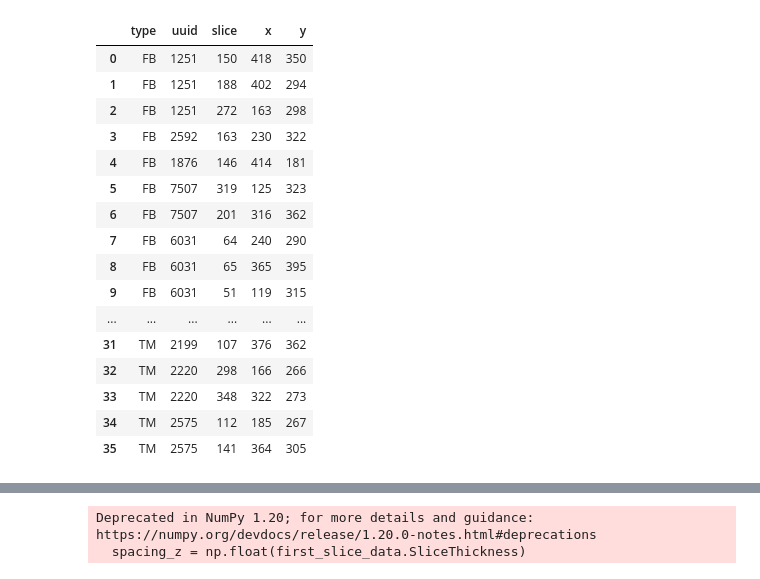
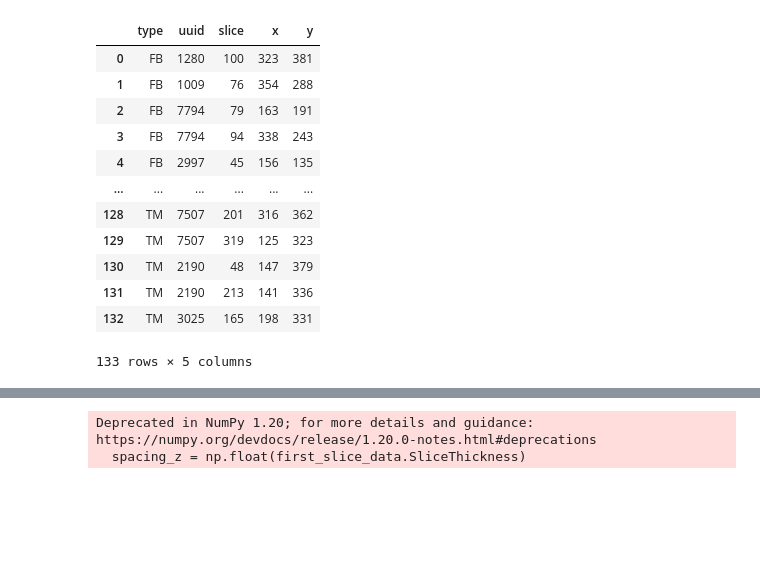
Before and after one commit to hyunjaec/MScA_Machine_Learning_Project, a Jupyter notebook: medical_deepfakes_svm.ipynb, the cells around one changed output, grey strips where cells are left out. Saved outputs shown, nothing was run; the diff lists cells and outputs as text; code cells hidden in the pictures; blank space fills up the shorter version.

```diff
--- a/medical_deepfakes_svm.ipynb
+++ b/medical_deepfakes_svm.ipynb
@@ -76,7 +51,7 @@ os.listdir(path + 'data_ml/Experiment 2 - Open')
 # %%
 from tqdm import tqdm
 
-scan_uuids = os.listdir(path + 'data_ml/Experiment 2 - Open')
+scan_uuids = os.listdir(path + 'data/Tampered Scans/Experiment 1 - Blind')
 
 scan = []
 spacing = []
@@ -84,7 +59,7 @@ orientation = []
 origin = []
 raw_slices = []
 for id in tqdm(scan_uuids):
-  sc, sp, ori, org, rs = load_dicom(path + '/data_ml/Experiment 2 - Open/'+id)
+  sc, sp, ori, org, rs = load_dicom(path + '/data/Tampered Scans/Experiment 1 - Blind/'+id)
   scan.append(sc)
   spacing.append(sp)
   orientation.append(ori)
@@ -111,25 +86,21 @@ for slice_indx in range(50,100,10):
 # %%
-df = pd.read_csv(path + 'data_ml/labels_exp2.csv')
+df = pd.read_csv(path + 'data/Tampered Scans/labels_exp1.csv')
 locations = df.loc[df['uuid'].isin([int(i) for i in scan_uuids])]
 locations
 # %% [output]
 |  | type | uuid | slice | x | y |
-| 0 | FB | 1251 | 150 | 418 | 350 |
-| 1 | FB | 1251 | 188 | 402 | 294 |
-| 2 | FB | 1251 | 272 | 163 | 298 |
-| 3 | FB | 2592 | 163 | 230 | 322 |
-| 4 | FB | 1876 | 146 | 414 | 181 |
-| 5 | FB | 7507 | 319 | 125 | 323 |
-| 6 | FB | 7507 | 201 | 316 | 362 |
-| 7 | FB | 6031 | 64 | 240 | 290 |
-| 8 | FB | 6031 | 65 | 365 | 395 |
-| 9 | FB | 6031 | 51 | 119 | 315 |
+| 0 | FB | 1280 | 100 | 323 | 381 |
+| 1 | FB | 1009 | 76 | 354 | 288 |
+| 2 | FB | 7794 | 79 | 163 | 191 |
+| 3 | FB | 7794 | 94 | 338 | 243 |
+| 4 | FB | 2997 | 45 | 156 | 135 |
 | ... | ... | ... | ... | ... | ... |
-| 31 | TM | 2199 | 107 | 376 | 362 |
-| 32 | TM | 2220 | 298 | 166 | 266 |
-| 33 | TM | 2220 | 348 | 322 | 273 |
-| 34 | TM | 2575 | 112 | 185 | 267 |
-| 35 | TM | 2575 | 141 | 364 | 305 |
+| 128 | TM | 7507 | 201 | 316 | 362 |
+| 129 | TM | 7507 | 319 | 125 | 323 |
+| 130 | TM | 2190 | 48 | 147 | 379 |
+| 131 | TM | 2190 | 213 | 141 | 336 |
+| 132 | TM | 3025 | 165 | 198 | 331 |
+133 rows × 5 columns
 # %%
 def cutCube(X, center, shape, padd=0): #center is a 3d coord (zyx)
     center = center.astype(int)
```
Also changed, not shown: parts of 31 cells of this notebook.
